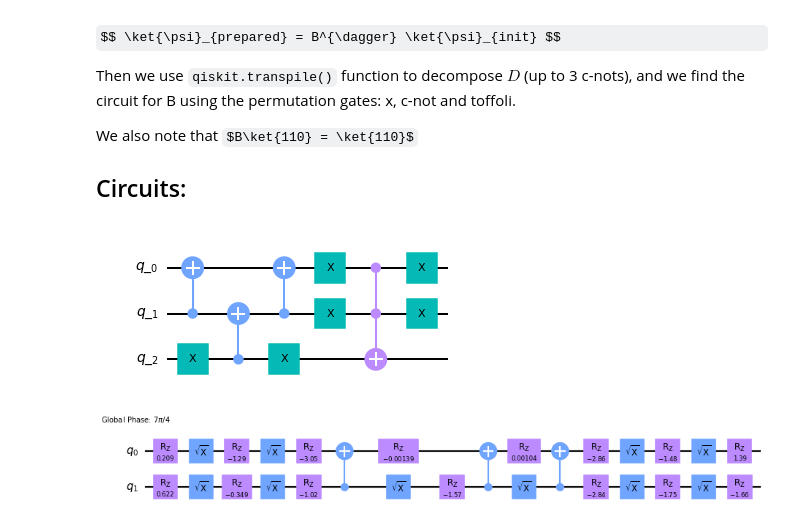
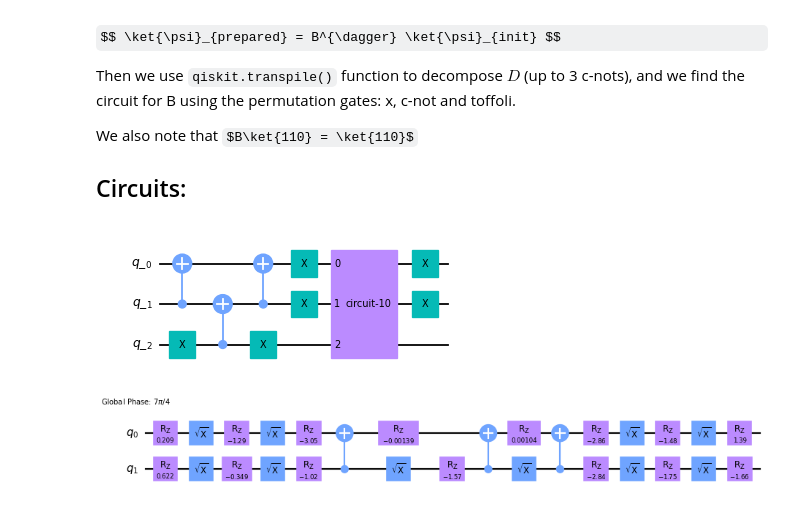
Before and after one commit to Valerio-Amico/valerio_amico_quantum_00, a Jupyter notebook: final_commit/final_commit.ipynb, the cells around one changed output. Drawn from its saved outputs; the diff is of its cells as text; code cells hidden in the pictures; some formulas as TeX source.

```diff
--- a/final_commit/final_commit.ipynb
+++ b/final_commit/final_commit.ipynb
@@ -138,32 +138,33 @@ We also note that $B\ket{110} = \ket{110}$
 ## Circuits:
 # %%
 import numpy as np
+from lib import utilities
 # Build the permutation operator
 B_qr=QuantumRegister(3, name="q_")
 B_qc=QuantumCircuit(B_qr, name="B")
 B_qc.x(B_qr[2])
 B_qc.cx(B_qr[1],B_qr[0])
 B_qc.cx(B_qr[2],B_qr[1])
 B_qc.cx(B_qr[1],B_qr[0])
 B_qc.x([B_qr[0],B_qr[1],B_qr[2]])
-B_qc.toffoli(B_qr[0],B_qr[1],B_qr[2])
+B_qc.append(utilities.Toffoli_gate, [B_qr[0],B_qr[1],B_qr[2]])
 B_qc.x([B_qr[0],B_qr[1]])
 
 # Matrix associated to this circuit
 B = np.array(
    [[0,0,0,0,1,0,0,0],
     [0,0,1,0,0,0,0,0],
     [0,1,0,0,0,0,0,0],
     [1,0,0,0,0,0,0,0],
     [0,0,0,1,0,0,0,0],
     [0,0,0,0,0,1,0,0],
     [0,0,0,0,0,0,1,0],
     [0,0,0,0,0,0,0,1]]
 )
 
 B_qc.draw(output="mpl", style={"figwidth":5, "fontsize":11})
 # %% [output]
-[figure, old version]
+[figure, new version]
 # %%
 # The matrix D is a block of B' T B
 
```
Also changed, not shown: parts of 5 cells of this notebook, 1 other file.
